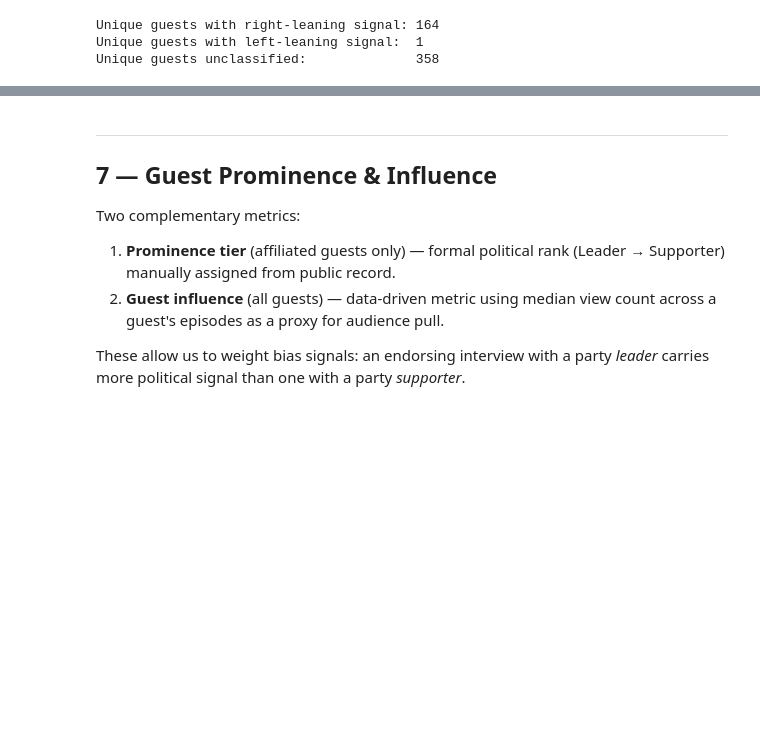
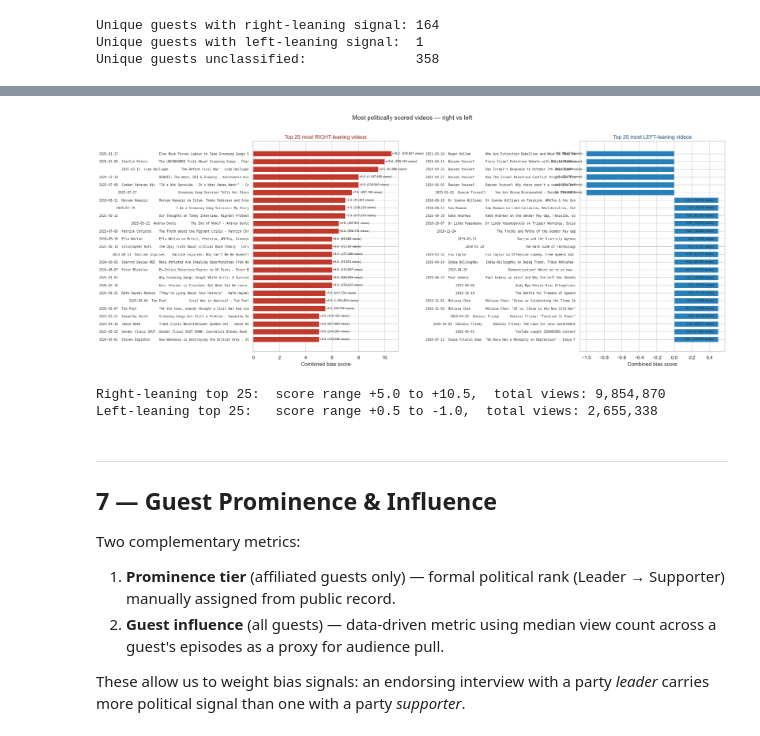
Before and after one commit to nathormond/statistics-notes, a Jupyter notebook: scripts/utils/yt-channel-data/notebooks/04-guest-interview-bias.ipynb, the cells around one changed output, grey strips where cells are left out. Cells and saved outputs as stored; diff of their text form; code cells hidden in the pictures; blank space fills up the shorter version.

```diff
--- a/scripts/utils/yt-channel-data/notebooks/04-guest-interview-bias.ipynb
+++ b/scripts/utils/yt-channel-data/notebooks/04-guest-interview-bias.ipynb
@@ -1849,3 +2139,67 @@ Unique guests unclassified:              358
+# %%
+# ── Top right-biased and top left-biased videos (by combined score) ───
+TOP_N = 25
+
+score_col = "combined_score"
+has_score = df[score_col].notna() & (df[score_col] != 0)
+scored = df[has_score].copy()
+
+top_right = scored.nlargest(TOP_N, score_col)
+top_left  = scored.nsmallest(TOP_N, score_col)
+
+def _make_label(row):
+    date = str(row["published_date"])[:10]
+    guest = str(row["guest_name_detected"])[:18] if pd.notna(row["guest_name_detected"]) else ""
+    title = str(row["title"])[:48]
+    return f"{date}  {guest:18s}  {title}"
+
+fig, (ax_r, ax_l) = plt.subplots(1, 2, figsize=(20, max(8, TOP_N * 0.32)))
+
+# ── Right panel ──────────────────────────────────────────────────────
+labels_r = [_make_label(row) for _, row in top_right.iterrows()]
+scores_r = top_right[score_col].values
+
+ax_r.barh(range(len(labels_r)), scores_r, color="#c0392b", edgecolor="white",
+          linewidth=0.5, height=0.7)
+ax_r.set_yticks(range(len(labels_r)))
+ax_r.set_yticklabels(labels_r, fontsize=7, family="monospace")
+ax_r.invert_yaxis()
+ax_r.set_xlabel("Combined bias score")
+ax_r.set_title(f"Top {TOP_N} most RIGHT-leaning videos", fontsize=12, color="#922b21")
+
+for i, (score, views) in enumerate(zip(scores_r, top_right["view_count"].fillna(0))):
+    ax_r.text(score + 0.05, i, f"{score:+.1f}  ({int(views):,} views)",
+              va="center", fontsize=7)
+
+# ── Left panel ───────────────────────────────────────────────────────
+labels_l = [_make_label(row) for _, row in top_left.iterrows()]
+scores_l = top_left[score_col].values
+
+ax_l.barh(range(len(labels_l)), scores_l, color="#2980b9", edgecolor="white",
+          linewidth=0.5, height=0.7)
+ax_l.set_yticks(range(len(labels_l)))
+ax_l.set_yticklabels(labels_l, fontsize=7, family="monospace")
+ax_l.invert_yaxis()
+ax_l.set_xlabel("Combined bias score")
+ax_l.set_title(f"Top {TOP_N} most LEFT-leaning videos", fontsize=12, color="#1a5276")
+
+for i, (score, views) in enumerate(zip(scores_l, top_left["view_count"].fillna(0))):
+    ax_l.text(score - 0.05, i, f"{score:+.1f}  ({int(views):,} views)",
+              va="center", fontsize=7, ha="right")
+
+plt.suptitle("Most politically scored videos — right vs left", fontsize=14, y=1.01)
+plt.tight_layout()
+plt.show()
+
+# ── Summary stats ────────────────────────────────────────────────────
+print(f"Right-leaning top {TOP_N}:  score range {scores_r.min():+.1f} to {scores_r.max():+.1f},"
+      f"  total views: {top_right['view_count'].sum():,.0f}")
+print(f"Left-leaning top {TOP_N}:   score range {scores_l.max():+.1f} to {scores_l.min():+.1f},"
+      f"  total views: {top_left['view_count'].sum():,.0f}")
+# %% [output]
+[figure, added]
+Right-leaning top 25:  score range +5.0 to +10.5,  total views: 9,854,870
+Left-leaning top 25:   score range +0.5 to -1.0,  total views: 2,655,338
 # %% [markdown]
 ---
 
```
Also changed, not shown: parts of 6 cells of this notebook, 4 other files.
